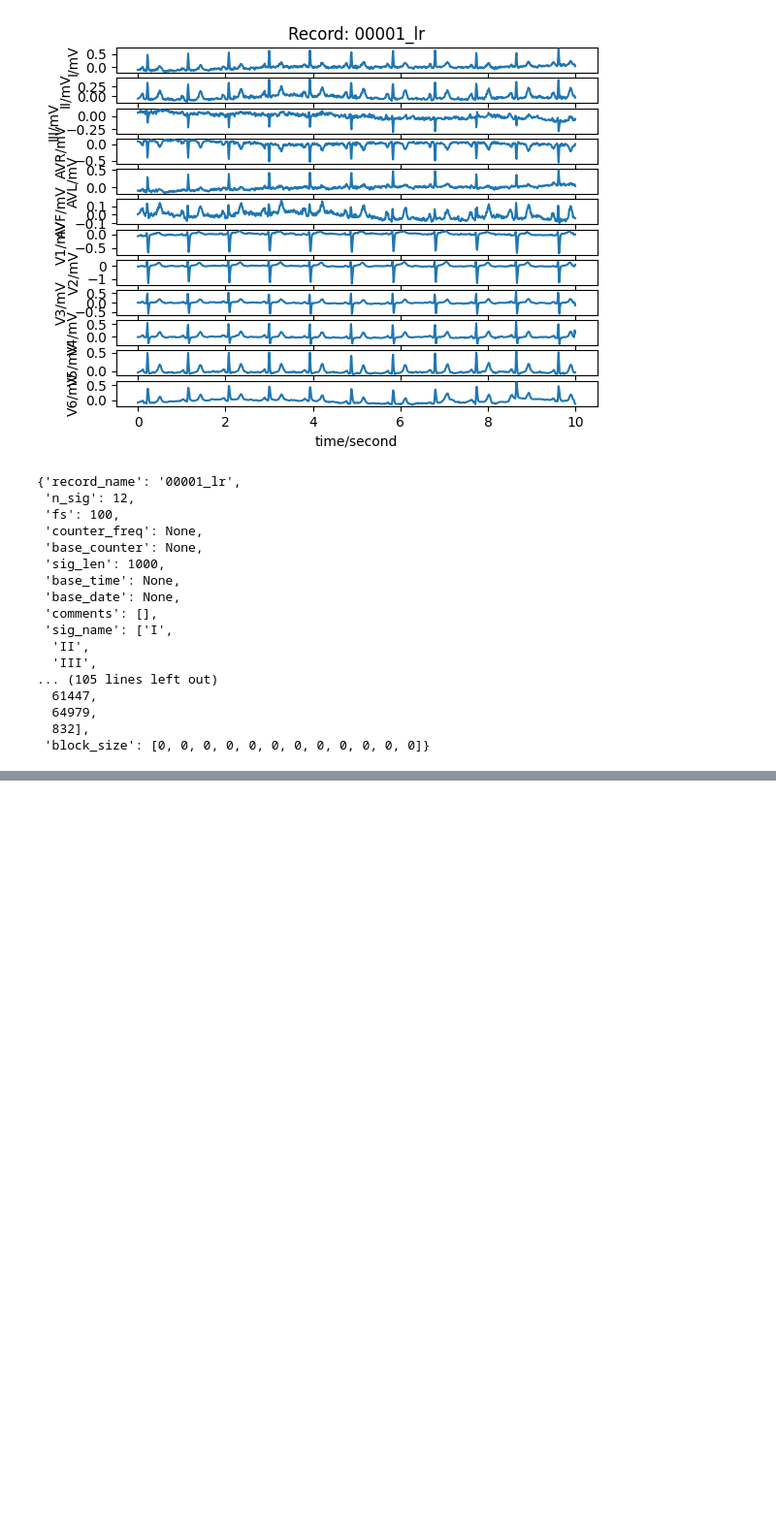
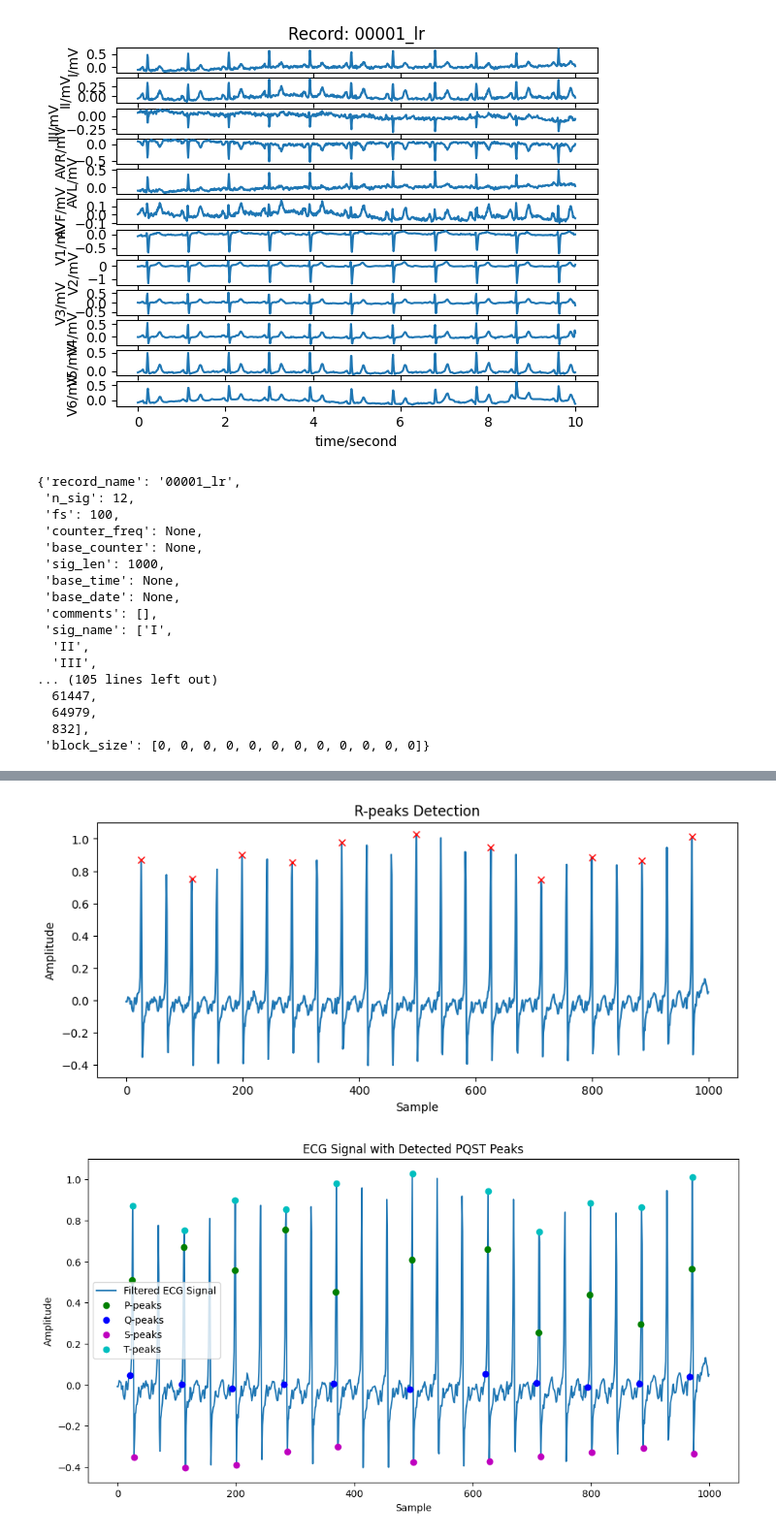
Before and after one commit to AkashDevJay/ECG-Data-Extractor, a Jupyter notebook: loadv2.ipynb, the cells around one changed output, grey strips where cells are left out. Shown at 97% size. Cells and saved outputs as stored; diff of their text form; code cells hidden in the pictures; blank space fills up the shorter version.

```diff
--- a/loadv2.ipynb
+++ b/loadv2.ipynb
@@ -271,0 +316,60 @@ display(record.__dict__)
+# %%
+distance = int(0.6 * fs)
+peaks, _ = find_peaks(filtered_signal, distance=distance, height=0.5)
+
+# Plot the signal with R-peaks
+plt.figure(figsize=(10, 4))
+plt.plot(filtered_signal)
+plt.plot(peaks, filtered_signal[peaks], 'rx')  # Mark R-peaks with red 'x'
+plt.title('R-peaks Detection')
+plt.xlabel('Sample')
+plt.ylabel('Amplitude')
+plt.show()
+
+
+def detect_pqrst(signal, r_peaks, fs):
+    p_peaks = []
+    q_peaks = []
+    s_peaks = []
+    t_peaks = []
+
+    for r in r_peaks:
+        q_window = (max(0, r - int(0.05 * fs)), r)  # 50ms before R
+        s_window = (r, min(len(signal), r + int(0.05 * fs)))  # 50ms after R
+        p_window = (max(0, r - int(0.2 * fs)), r)  # 200ms before R
+        t_window = (r, min(len(signal), r + int(0.4 * fs)))  # 400ms after R
+
+        # Detect Q and S peaks as minimum within their windows
+        q_peak = np.argmin(signal[q_window[0]:q_window[1]]) + q_window[0]
+        s_peak = np.argmin(signal[s_window[0]:s_window[1]]) + s_window[0]
+
+        # Detect P and T peaks as maximum within their windows
+        p_peak = np.argmax(signal[p_window[0]:p_window[1]]) + p_window[0]
+        t_peak = np.argmax(signal[t_window[0]:t_window[1]]) + t_window[0]
+
+        q_peaks.append(q_peak)
+        s_peaks.append(s_peak)
+        p_peaks.append(p_peak)
+        t_peaks.append(t_peak)
+
+    return np.array(p_peaks), np.array(q_peaks), np.array(s_peaks), np.array(t_peaks)
+
+
+p_peaks, q_peaks, s_peaks, t_peaks = detect_pqrst(filtered_signal, peaks, fs)
+
+
+plt.figure(figsize=(12, 6))
+plt.plot(filtered_signal, label='Filtered ECG Signal')
+# plt.plot(peaks, filtered_signal[peaks], 'rx', label='R-peaks')
+plt.plot(p_peaks, filtered_signal[p_peaks], 'go', label='P-peaks')
+plt.plot(q_peaks, filtered_signal[q_peaks], 'bo', label='Q-peaks')
+plt.plot(s_peaks, filtered_signal[s_peaks], 'mo', label='S-peaks')
+plt.plot(t_peaks, filtered_signal[t_peaks], 'co', label='T-peaks')
+plt.legend()
+plt.title('ECG Signal with Detected PQST Peaks')
+plt.xlabel('Sample')
+plt.ylabel('Amplitude')
+plt.show()
+# %% [output]
+[figure, added]
+[figure, added]
```
Also changed, not shown: parts of 14 cells of this notebook.
